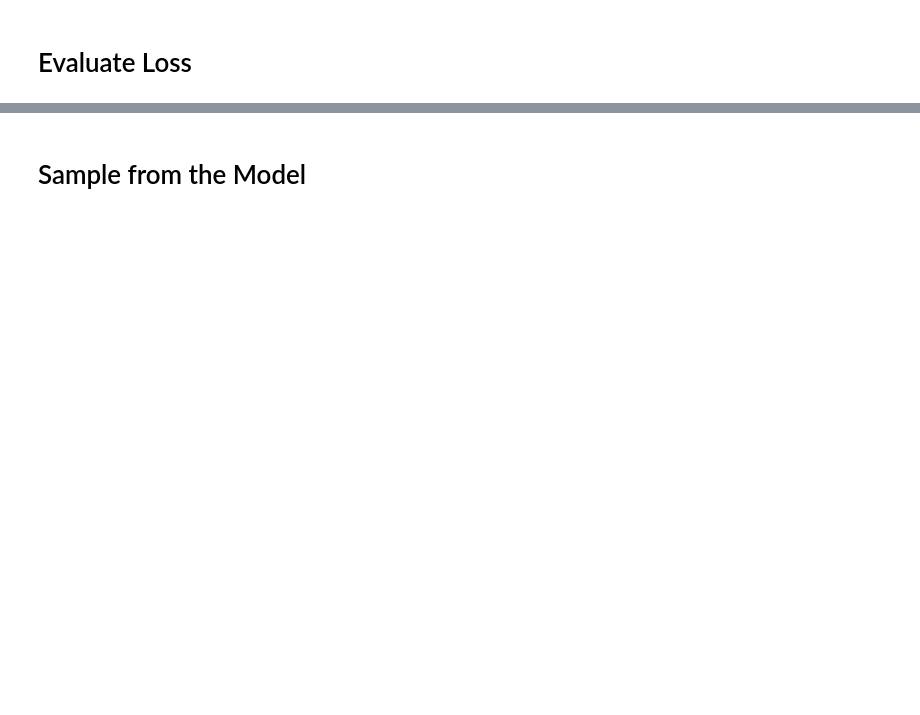
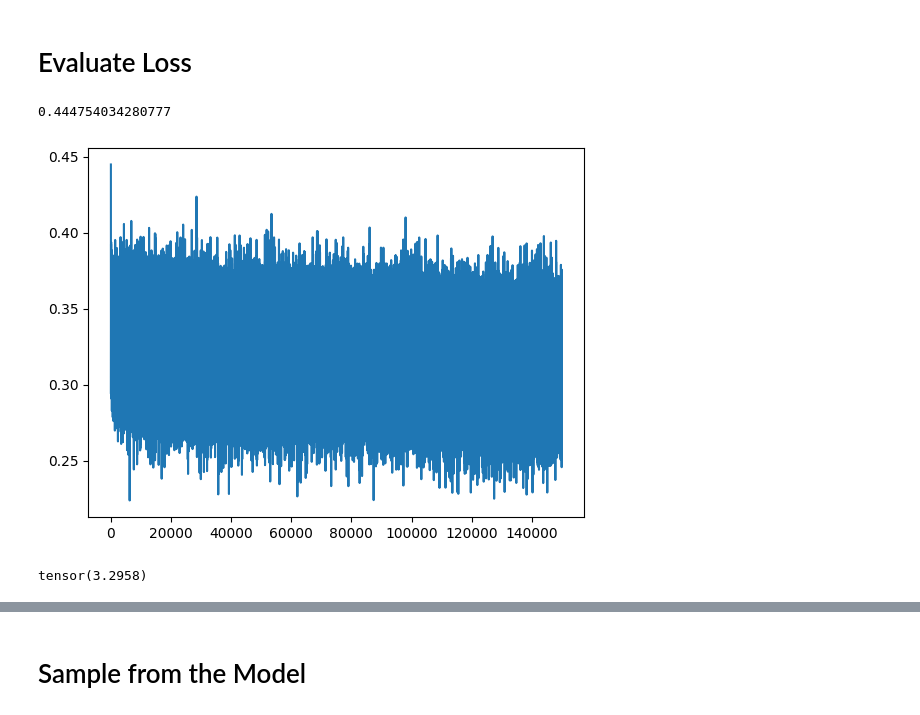
Before and after one commit to allenporter/karpathy-guides, a Jupyter notebook: makemore/makemore_mlp_pytorch2.ipynb, the cells around one changed output, grey strips where cells are left out. Drawn from its saved outputs; the diff is of its cells as text; code cells hidden in the pictures; blank space fills up the shorter version.

```diff
--- a/makemore/makemore_mlp_pytorch2.ipynb
+++ b/makemore/makemore_mlp_pytorch2.ipynb
@@ -137,5 +156,16 @@ print(loss.item())
 # %% [markdown]
 # Evaluate Loss
+# %%
+plt.plot(stepi, loglossi)
+loglossi[0]
+# %% [output]
+0.444754034280777
+[figure, added]
+# %%
+# Expected loss at initialization
+-torch.tensor(1/27.0).log()
+# %% [output]
+tensor(3.2958)
 # %%
 print({
     'MINI_BATCH_SZ': MINI_BATCH_SZ,
```
Also changed, not shown: parts of 10 cells of this notebook.
